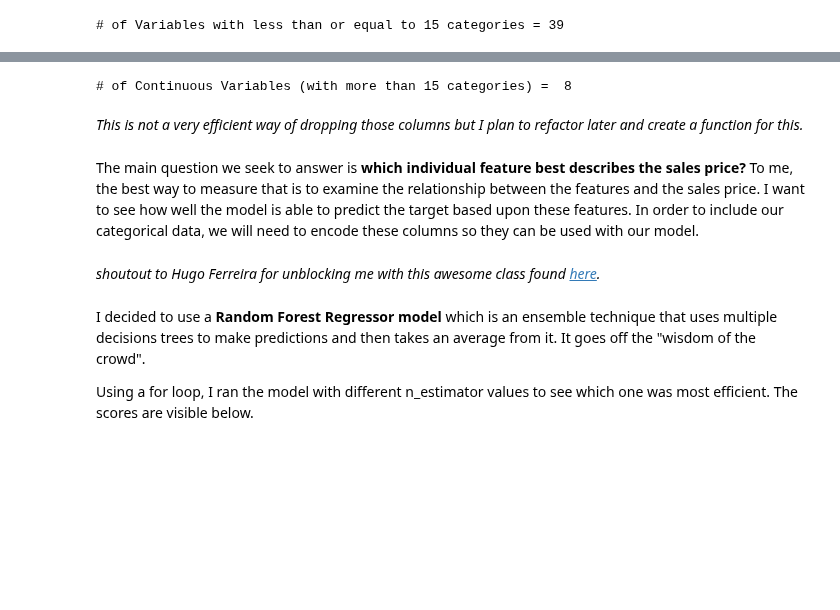
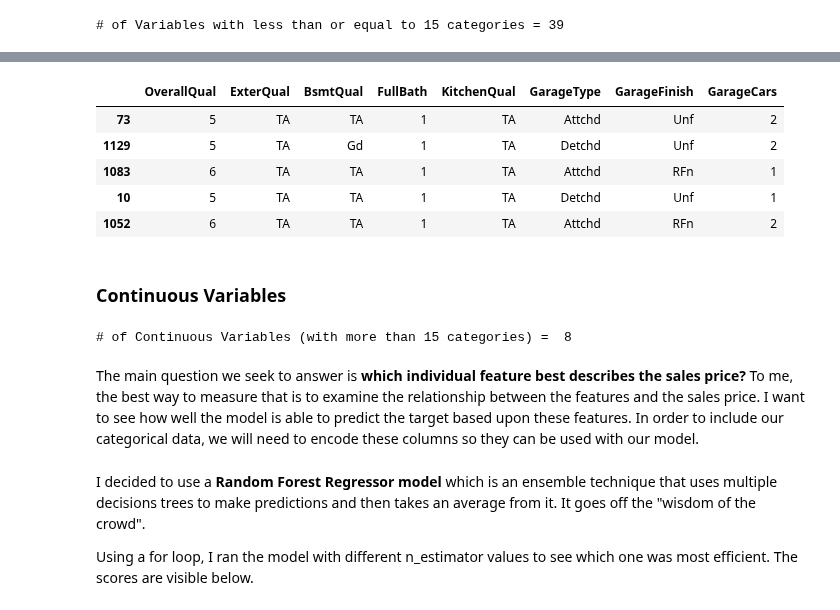
Before and after one commit to ebonnecab/mozilla-ds-project, a Jupyter notebook: analysis.ipynb, the cells around one changed output, grey strips where cells are left out. Cells and saved outputs as stored; diff of their text form; code cells hidden in the pictures; blank space fills up the shorter version.

```diff
--- a/analysis.ipynb
+++ b/analysis.ipynb
@@ -677,0 +711,4 @@ print('# of Variables with less than or equal to 15 categories = {}'.format(len(
+# %%
+# Subset of intersection of mi and rfr
+important_cols = set(mi_top10_feat.index).intersection(rfr_cat_top10.index)
+important_cols
@@ -678,14 +724,25 @@ print('# of Variables with less than or equal to 15 categories = {}'.format(len(
+# %%
+def import_feat(arr, cols):
+    new_arr = arr[[col for col in list(arr.columns) if col in cols]]
+    return new_arr
+X_train_cat = import_feat(X_train_cat, important_cols )
+X_train_cat.head()
+# %% [output]
+|  | OverallQual | ExterQual | BsmtQual | FullBath | KitchenQual | GarageType | GarageFinish | GarageCars |
+| 73 | 5 | TA | TA | 1 | TA | Attchd | Unf | 2 |
+| 1129 | 5 | TA | Gd | 1 | TA | Detchd | Unf | 2 |
+| 1083 | 6 | TA | TA | 1 | TA | Attchd | RFn | 1 |
+| 10 | 5 | TA | TA | 1 | TA | Detchd | Unf | 1 |
+| 1052 | 6 | TA | TA | 1 | TA | Attchd | RFn | 2 |
+# %% [markdown]
+### Continuous Variables
 # %%
 continuous_cols = categorical_filter(X_train, 15, len(X_train))
 print('# of Continuous Variables (with more than 15 categories) = ',len(continuous_cols))
 # %% [output]
 # of Continuous Variables (with more than 15 categories) =  8
-# %% [markdown]
-_This is not a very efficient way of dropping those columns but I plan to refactor later and create a function for this._
 # %% [markdown]
 The main question we seek to answer is **which individual feature best describes the sales price?** To me, the best way to measure that is to examine the relationship between the features and the sales price. I want to see how well the model is able to predict the target based upon these features. In order to include our categorical data, we will need to encode these columns so they can be used with our model.
-# %% [markdown]
-_shoutout to Hugo Ferreira for unblocking me with this awesome class found [here](https://medium.com/hugo-ferreiras-blog/dealing-with-categorical-features-in-machine-learning-1bb70f07262d)._
 # %%
 new_df.dtypes
 # %%
```
Also changed, not shown: parts of 19 cells of this notebook.
